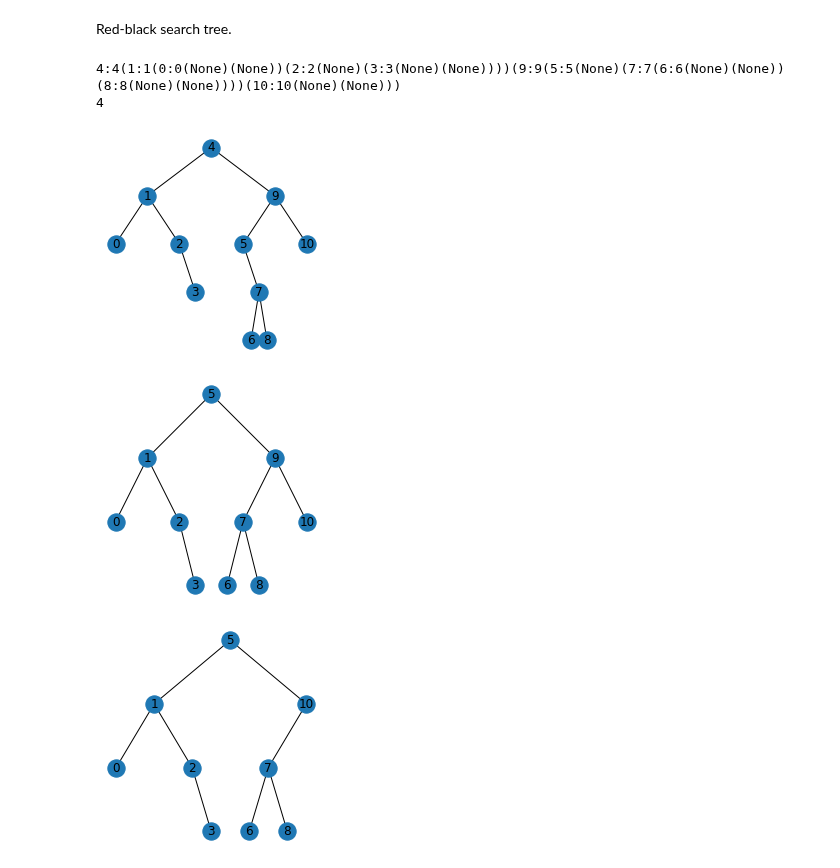
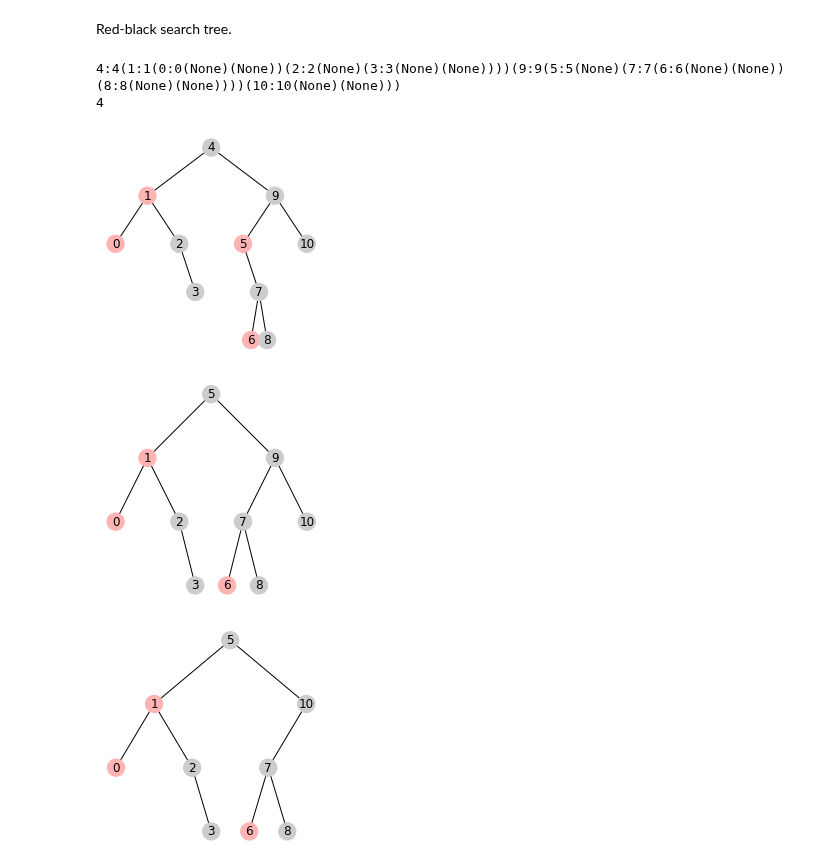
Before and after one commit to khakhalin/Sketches, a Jupyter notebook: classic/bst_red_black.ipynb, the cells around one changed output. Saved outputs shown, nothing was run; the diff lists cells and outputs as text; code cells hidden in the pictures.

Commit message:
red-black tree draft

```diff
--- a/classic/bst_red_black.ipynb
+++ b/classic/bst_red_black.ipynb
@@ -9,25 +9,26 @@ import networkx as nx
 # %%
 class Node:
     """BST node."""
-    def __init__(self, key, value, parent=None):
+    def __init__(self, key, value, parent=None, red=False):
         self.key = key
         self.value = value
         self.left =  None # Left and right branches
         self.right = None
         self.parent = parent
+        self.is_red = red
 
     def __str__(self):
         return f"{self.key}:{self.value}({str(self.left)})({str(self.right)})"
 
     def write(self,key,value):
-        if key==self.key:
-            self.value = value
+        if key==self.key:           self.value = value
         elif key<self.key:
-            if self.left is None:   self.left = Node(key, value, self)
-            else:                   self.left.write(key,value)
+            if self.left is None:   self.left = Node(key, value, self, red=True)
+            else:                   self.left = self.left.write(key,value)
         else:
-            if self.right is None:   self.right = Node(key, value, self)
-            else:                    self.right.write(key,value)
+            if self.right is None:  self.right = Node(key, value, self)
+            else:                   self.right = self.right.write(key,value)
+        return self
 
     def read(self,key):
         if key==self.key:      return self.value
@@ -78,7 +79,7 @@ class Tree:
 
     def write(self,key,value):
         if self.root==None: self.root = Node(key,value) # Special case for the very first node
-        else: self.root.write(key,value)
+        else: self.root = self.root.write(key,value)
 
     def read(self,key):
         if self.root==None: return None
@@ -88,12 +89,17 @@ class Tree:
         self.root = self.root.delete(key)
 
     def plot(self):
+        RED = [1, 0.7, 0.7]
+        BLACK = [0.8, 0.8, 0.8]
+        colors = []
         g = nx.Graph()
         q = [(None, self.root, 0,0)]
         shifts = {}
         while q:
             parent,node,level,shift = q.pop(0)
             g.add_node(node.key)
+            if node.is_red: colors.append(RED)
+            else: colors.append(BLACK)
             shifts[node.key] = [shift, -level]
             if parent is not None:                g.add_edge(parent.key, node.key)
             if node.left is not None:             q.append((node, node.left,  level+1, shift-1/(2**level)))
@@ -101,36 +107,36 @@ class Tree:
         fig = plt.figure(figsize=(3,3))
         pos = nx.planar_layout(g)
         pos = {key:shifts[key] for key,val in pos.items()}
-        nx.draw(g, pos, with_labels=True)
+        nx.draw(g, pos, node_color=colors, with_labels=True)
 
     def validate_parents(self, node=None):
         """Utility function to make sure parents are correct."""
         if node is None: node = self.root
         if node.right is not None:
             if node.right.parent != node:
                 print(f'Node {node.right.value} reports {node.right.parent} as a parent; should be {node}')
             self.validate_parents(node.right)
         if node.left is not None:
             if node.left.parent != node:
                 print(f'Node {node.left.value} reports {node.left.parent} as a parent; should be {node}')
             self.validate_parents(node.left)
 
 # Test
 np.random.seed(2)
 t = Tree()
 for i in np.random.permutation(11):
     t.write(i,str(i))
 print(t)
 t.plot()
 print(t.read(4))
 t.delete(4)
 t.plot()
 t.delete(9)
 t.plot()
 t.validate_parents()
 # %% [output]
 4:4(1:1(0:0(None)(None))(2:2(None)(3:3(None)(None))))(9:9(5:5(None)(7:7(6:6(None)(None))(8:8(None)(None))))(10:10(None)(None)))
 4
-[figure, old version]
+[figure, new version]
-[figure, old version]
+[figure, new version]
-[figure, old version]
+[figure, new version]
```
